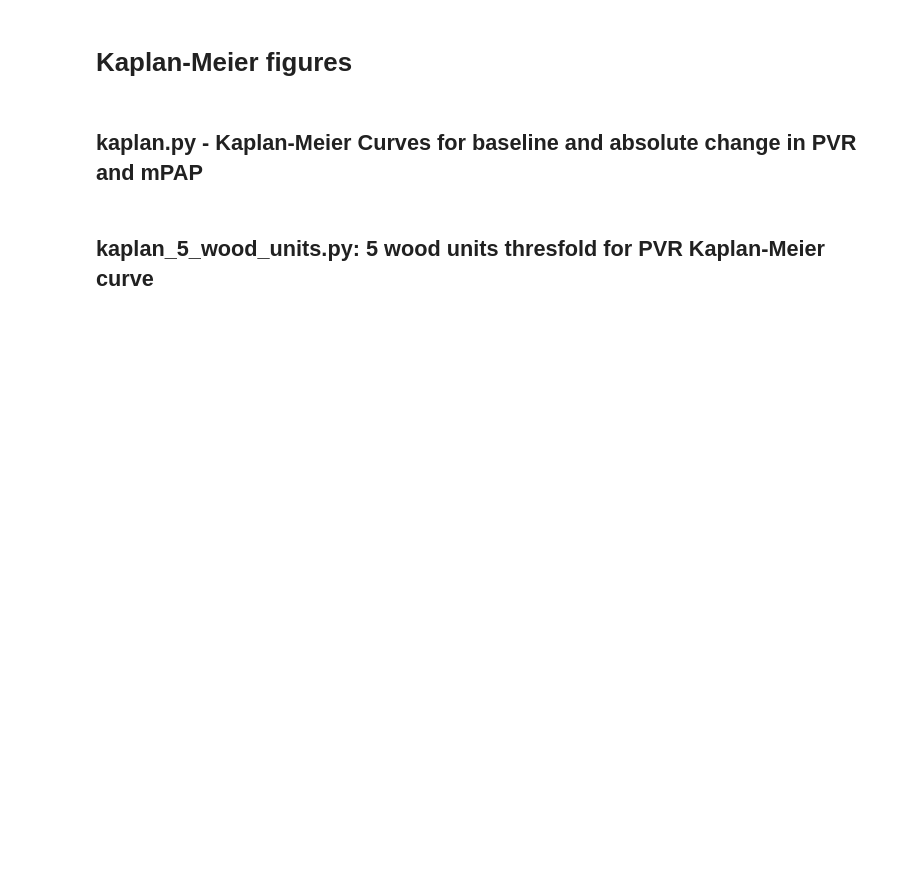
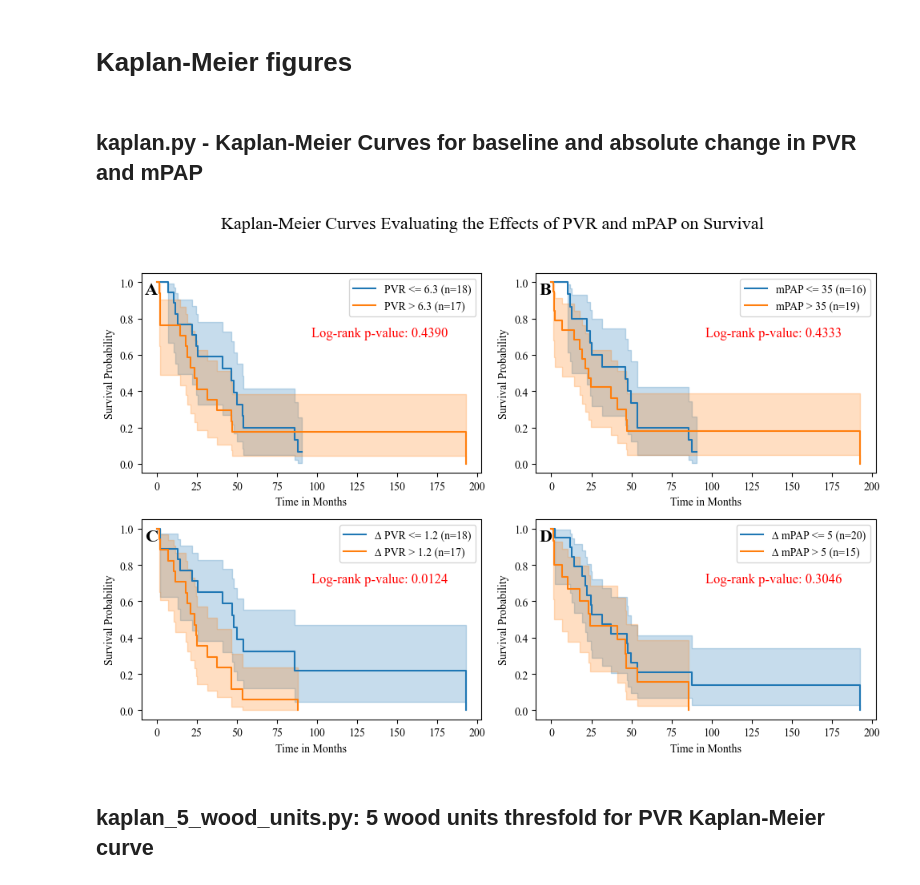
Before and after one commit to dstrick17/Vasoreactivity-Testing-in-Group-3-Pulmonary-Hypertension, a Jupyter notebook: all_code.ipynb, the cells around one changed output. Saved outputs shown, nothing was run; the diff lists cells and outputs as text; code cells hidden in the pictures; blank space fills up the shorter version.

```diff
--- a/all_code.ipynb
+++ b/all_code.ipynb
@@ -409,10 +408,10 @@ df["event_occurred"] = df["Death"].astype(str).apply(lambda x: 1 if x == 'Yes' e
 
 # Create dataframes based on conditions
 conditions = [
-    ('PVR', 6.3),
-    ('mPAP', 35),
-    ('∆ PVR', 1.2),
-    ('∆ mPAP', 5)
+    ('PVR', 6.3), # Median PVR
+    ('mPAP', 35), # Median mPAP
+    ('∆ PVR', 1.2), # Median ∆ PVR
+    ('∆ mPAP', 5) # Median ∆ mPAP
 ]
 
 fig, axes = plt.subplots(2, 2, figsize=(10, 7))
@@ -428,35 +427,37 @@ for i, (variable, median) in enumerate(conditions):
     df_high = df[df[variable] > median]
 
     kmf_low = KaplanMeierFitter()
     kmf_high = KaplanMeierFitter()
 
-    kmf_low.fit(df_low["Time in months"], event_observed=df_low["event_occurred"], label=f'{variable} <= median (n={len(df_low)})')
-    kmf_high.fit(df_high["Time in months"], event_observed=df_high["event_occurred"], label=f'{variable} > median (n={len(df_high)})')
+    kmf_low.fit(df_low["Time in months"], event_observed=df_low["event_occurred"], label=f'{variable} <= {median} (n={len(df_low)})')
+    kmf_high.fit(df_high["Time in months"], event_observed=df_high["event_occurred"], label=f'{variable} > {median} (n={len(df_high)})')
 
     kmf_low.plot(ax=ax)
     kmf_high.plot(ax=ax)
 
     # Perform log-rank test
     results = logrank_test(
         durations_A=df_low["Time in months"],
         event_observed_A=df_low["event_occurred"],
         durations_B=df_high["Time in months"],
         event_observed_B=df_high["event_occurred"]
     )
 
     # Label each subplot
     ax.text(0.01, 0.95, labels[i], transform=ax.transAxes, fontsize=16, fontweight='bold', va='top')
 
     ax.set_xlabel('Time in Months')
     ax.set_ylabel('Survival Probability')
     ax.text(0.7, 0.7, f'Log-rank p-value: {results.p_value:.4f}', transform=ax.transAxes, ha='center', va='center', color='red', fontsize=12)
 
 plt.tight_layout(rect=[0, 0, 1, 0.95])  # Adjust the layout
 
 # Save the figure with high resolution (600 dpi for line tone)
 fig.savefig("kaplan_meier_curves.jpg", dpi=600, format='jpeg', bbox_inches='tight')
 
 plt.show()
+# %% [output]
+[figure, added]
 # %% [markdown]
 ## kaplan_5_wood_units.py: 5 wood units thresfold for PVR Kaplan-Meier curve
 # %%
```
Also changed, not shown: parts of 8 cells of this notebook.
